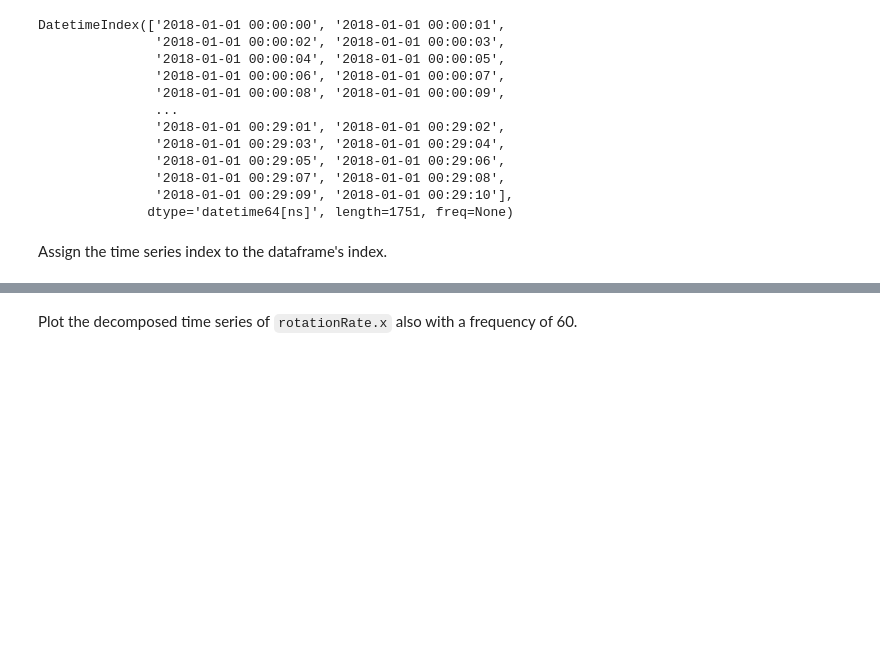
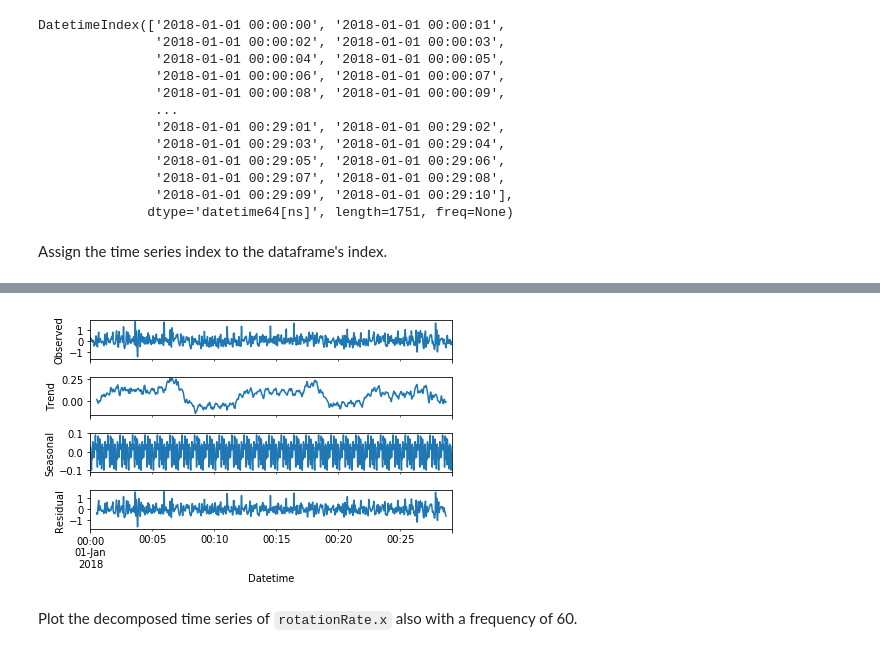
Before and after one commit to ironhack-datalabs/datamad0419, a Jupyter notebook: module-2/lab-time-series/your-code/main.ipynb, the cells around one changed output, grey strips where cells are left out. Saved outputs shown, nothing was run; the diff lists cells and outputs as text; code cells hidden in the pictures; blank space fills up the shorter version.

```diff
--- a/module-2/lab-time-series/your-code/main.ipynb
+++ b/module-2/lab-time-series/your-code/main.ipynb
@@ -79,2 +90,8 @@ Our next step is to decompose the time series and evaluate the patterns in the d
+# %%
+# Your code here:
+res = sm.tsa.seasonal_decompose(sensor['userAcceleration.x'], freq=60)
+resplot = res.plot()
+# %% [output]
+[figure, added]
 # %% [markdown]
 Plot the decomposed time series of `rotationRate.x` also with a frequency of 60.
```
Also changed, not shown: parts of 16 cells of this notebook.
